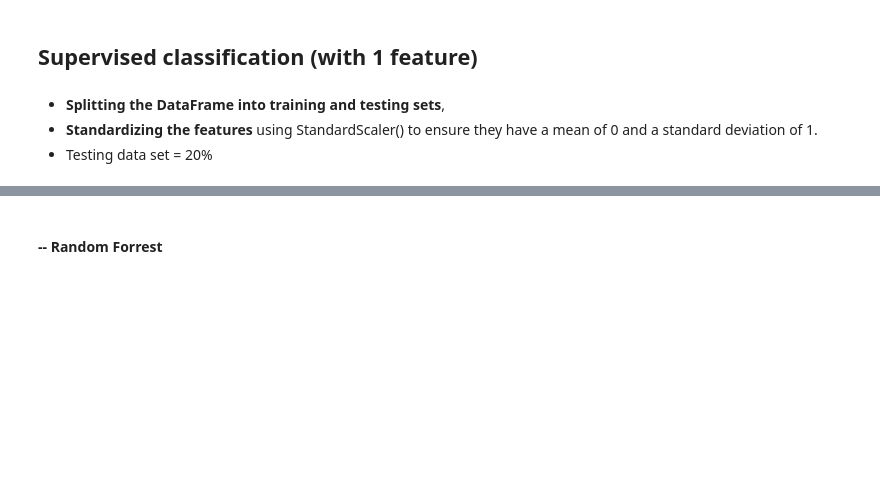
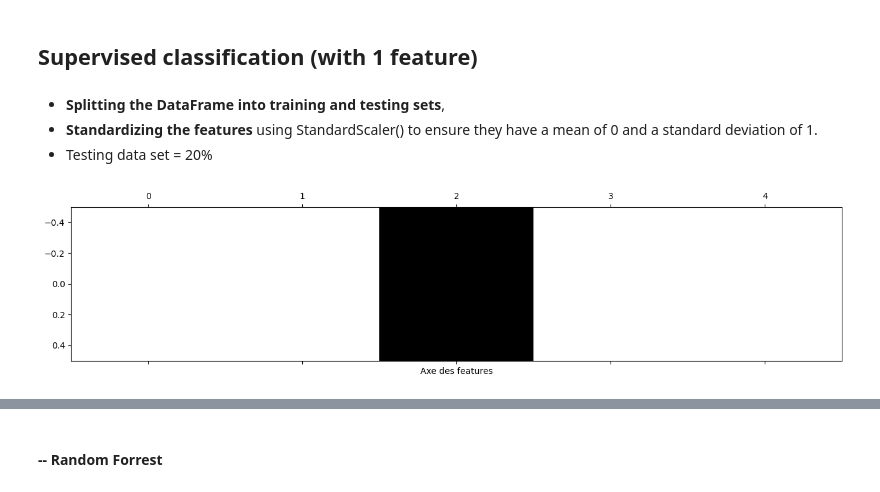
Before and after one commit to Cattalyste/stroke-alert, a Jupyter notebook: AVC.ipynb, the cells around one changed output, grey strips where cells are left out. Cells and saved outputs as stored; diff of their text form; code cells hidden in the pictures; blank space fills up the shorter version.

```diff
--- a/AVC.ipynb
+++ b/AVC.ipynb
@@ -416,3 +416,18 @@ P-value: 3.589483013714272e-06
 - **Splitting the DataFrame into training and testing sets**,
 - **Standardizing the features** using StandardScaler() to ensure they have a mean of 0 and a standard deviation of 1.
 - Testing data set = 20%
+# %%
+df_smoke=df.drop(['gender','heart_disease','hypertension','Residence_type'],axis=1)
+X_train_smoke, X_test_smoke, y_train_smoke, y_test_smoke = train_test_split(df_smoke.drop('smoking_status', axis=1),df_smoke['smoking_status'],test_size = .2)
+scaler_smoke = StandardScaler()
+X_train_smoke = scaler_smoke.fit_transform(X_train_smoke)
+X_test_smoke = scaler_smoke.transform(X_test_smoke)
+# %%
+rfc_smoke = RandomForestClassifier()
+rfe_smoke = RFE(estimator=rfc_smoke, step=1, n_features_to_select = 1)
+rfe_smoke.fit(X_train_smoke, y_train_smoke)
+mask_smoke = rfe_smoke.get_support()
+plt.matshow(mask_smoke.reshape(1,-1), cmap = 'gray_r')
+plt.xlabel('Axe des features');
+# %% [output]
+[figure, added]
```
Also changed, not shown: parts of 25 cells of this notebook.
